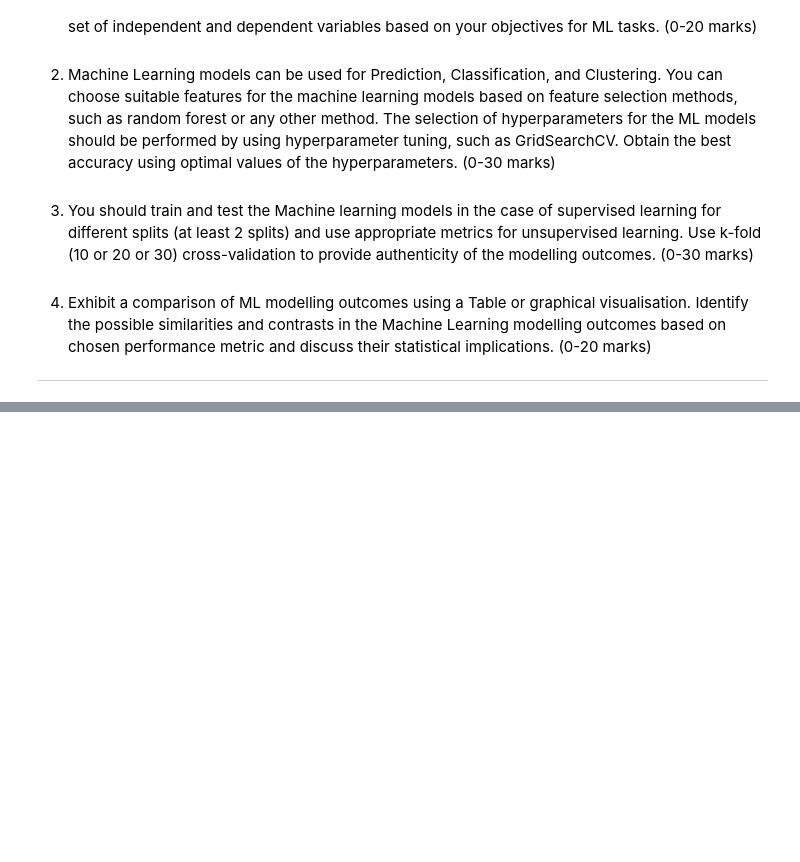
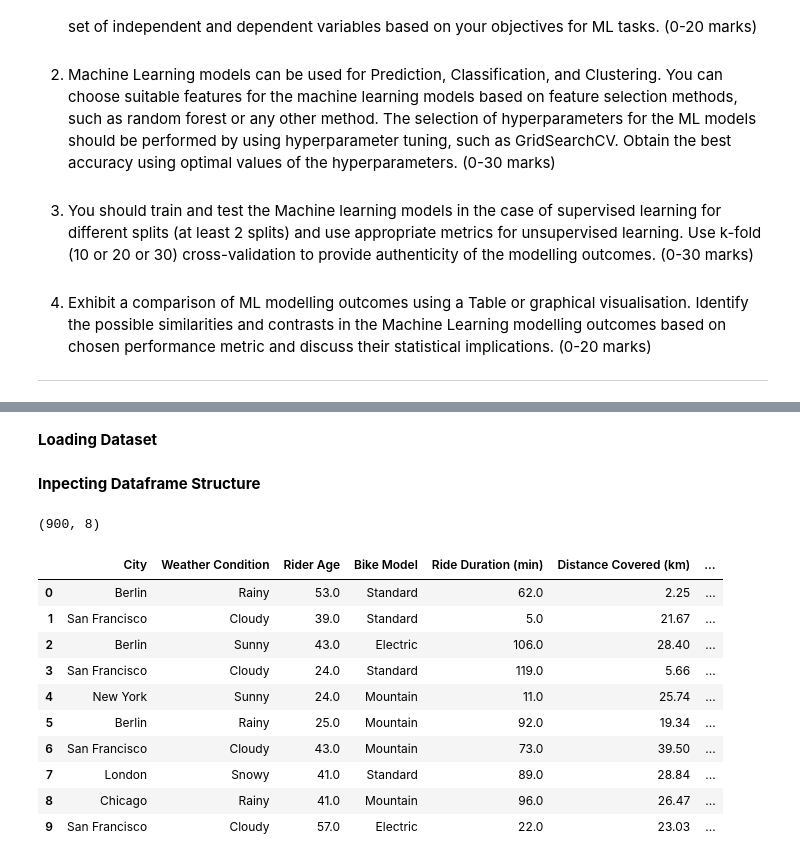
Before and after one commit to OnionKnightN/dynamic-pricing-regression-model, a Jupyter notebook: Hdip_Hoai_Nhan_Nguyen_2024.ipynb, the cells around one changed output, grey strips where cells are left out. Saved outputs shown, nothing was run; the diff lists cells and outputs as text; code cells hidden in the pictures; blank space fills up the shorter version.

```diff
--- a/Hdip_Hoai_Nhan_Nguyen_2024.ipynb
+++ b/Hdip_Hoai_Nhan_Nguyen_2024.ipynb
@@ -32,0 +44,2 @@ Your responsibility as an AI expert is to explore the provided dataset to addres
+# %% [markdown]
+**Loading Dataset**
@@ -32,0 +49,22 @@ Your responsibility as an AI expert is to explore the provided dataset to addres
+# %% [markdown]
+**Inpecting Dataframe Structure**
+# %%
+# Inpecting the shape of the dataframe.
+df.shape
+# %% [output]
+(900, 8)
+# %%
+# Inpecting the head of the dataframe
+df.head(10)
+# %% [output]
+|  | City | Weather Condition | Rider Age | Bike Model | Ride Duration (min) | Distance Covered (km) | ... |
+| 0 | Berlin | Rainy | 53.0 | Standard | 62.0 | 2.25 | ... |
+| 1 | San Francisco | Cloudy | 39.0 | Standard | 5.0 | 21.67 | ... |
+| 2 | Berlin | Sunny | 43.0 | Electric | 106.0 | 28.40 | ... |
+| 3 | San Francisco | Cloudy | 24.0 | Standard | 119.0 | 5.66 | ... |
+| 4 | New York | Sunny | 24.0 | Mountain | 11.0 | 25.74 | ... |
+| 5 | Berlin | Rainy | 25.0 | Mountain | 92.0 | 19.34 | ... |
+| 6 | San Francisco | Cloudy | 43.0 | Mountain | 73.0 | 39.50 | ... |
+| 7 | London | Snowy | 41.0 | Standard | 89.0 | 28.84 | ... |
+| 8 | Chicago | Rainy | 41.0 | Mountain | 96.0 | 26.47 | ... |
+| 9 | San Francisco | Cloudy | 57.0 | Electric | 22.0 | 23.03 | ... |
```
Also changed, not shown: parts of 15 cells of this notebook.
